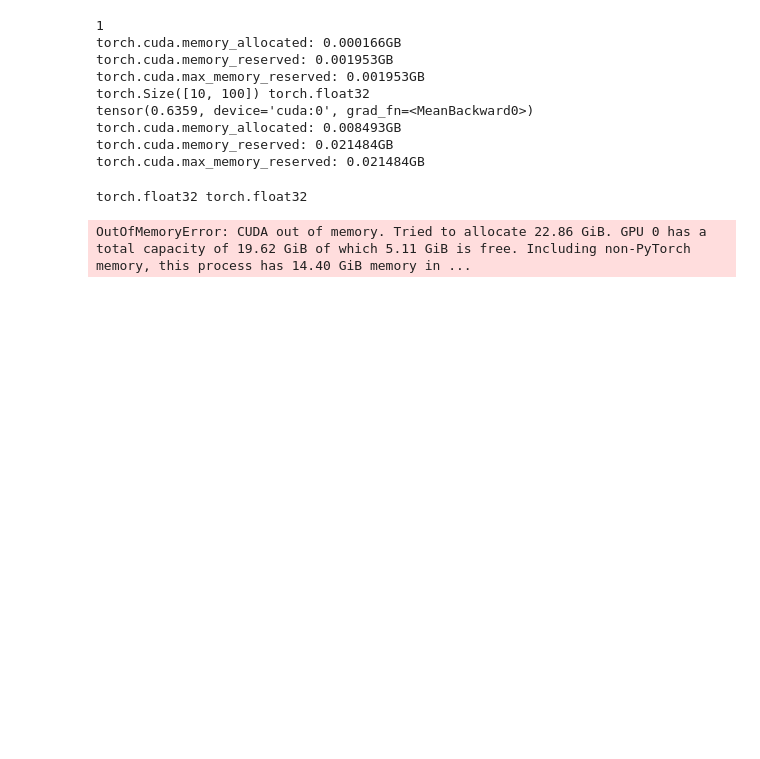
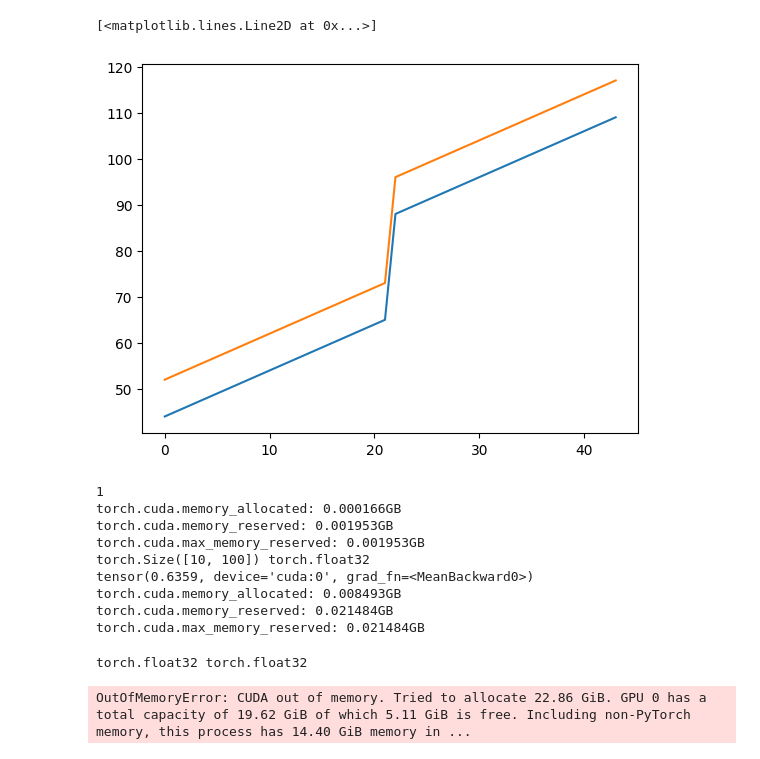
Before and after one commit to andigu/scaling, a Jupyter notebook: Untitled.ipynb, the cells around one changed output. Cells and saved outputs as stored; diff of their text form; code cells hidden in the pictures; blank space fills up the shorter version.

```diff
--- a/Untitled.ipynb
+++ b/Untitled.ipynb
@@ -198 +252,16 @@ class BivariateBicycleDataset(IterableDataset):
+# %%
+from collections import Counter
+from matplotlib import pyplot as plt
+edge_types = []
+for det_id, grp in graph_structure['det_graph'].groupby('detector_id'):
+    edge_types.append(tuple(sorted(grp['final_edge_type'].values)))
+edge_types = Counter(edge_types)
+tmp = {k: v for k, v in edge_types.items() if v > 10}
+tmp = list(tmp.keys())
+
+plt.plot(tmp[0])
+plt.plot(np.array(tmp[1])-14)
+# %% [output]
+[<matplotlib.lines.Line2D at 0x...>]
+[figure, added]
 # %%
```
Also changed, not shown: parts of 4 cells of this notebook, 12 other files.
